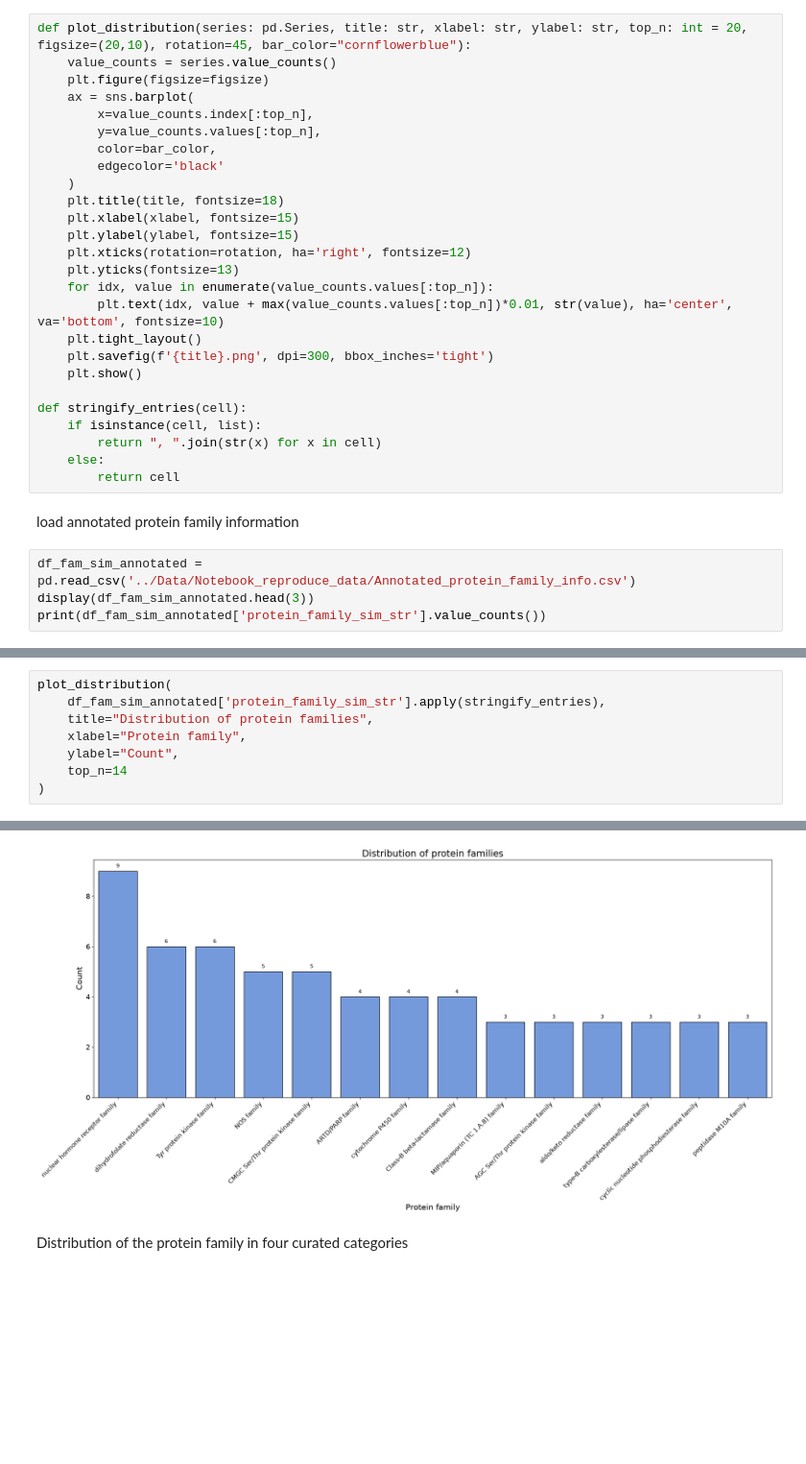
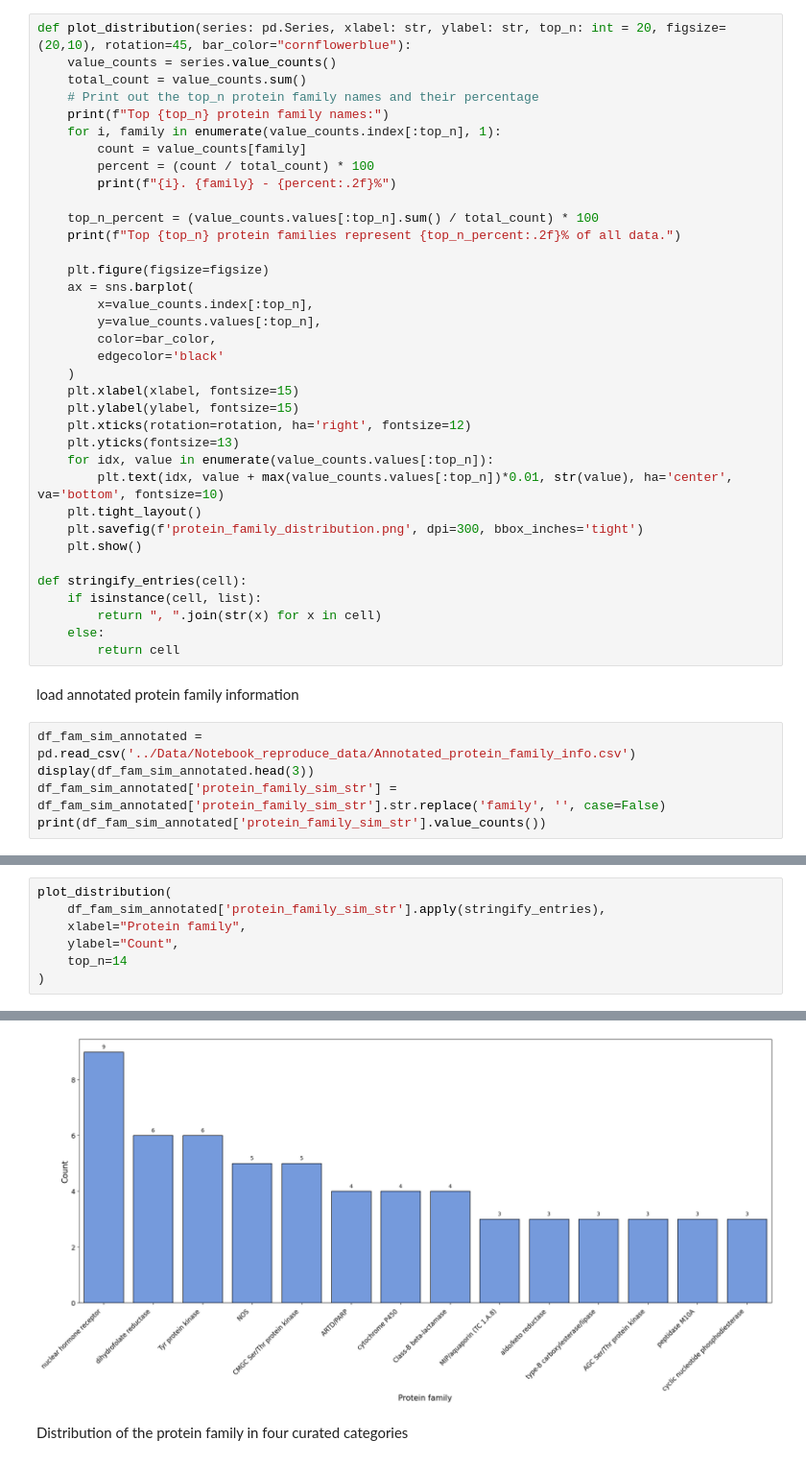
Before and after one commit to comp3d-vienna/Enantiomer_categorization_pipeline, a Jupyter notebook: Notebooks/Visualization.ipynb, the cells around one changed output, grey strips where cells are left out. Shown at 96% size. Saved outputs shown, nothing was run; the diff lists cells and outputs as text; blank space fills up the shorter version.

```diff
--- a/Notebooks/Visualization.ipynb
+++ b/Notebooks/Visualization.ipynb
@@ -14,8 +14,19 @@ from rdkit.Chem import Descriptors
 # %% [markdown]
 # Protein family distribution of enantiomer pairs
 # %%
-def plot_distribution(series: pd.Series, title: str, xlabel: str, ylabel: str, top_n: int = 20, figsize=(20,10), rotation=45, bar_color="cornflowerblue"):
+def plot_distribution(series: pd.Series, xlabel: str, ylabel: str, top_n: int = 20, figsize=(20,10), rotation=45, bar_color="cornflowerblue"):
     value_counts = series.value_counts()
+    total_count = value_counts.sum()
+    # Print out the top_n protein family names and their percentage
+    print(f"Top {top_n} protein family names:")
+    for i, family in enumerate(value_counts.index[:top_n], 1):
+        count = value_counts[family]
+        percent = (count / total_count) * 100
+        print(f"{i}. {family} - {percent:.2f}%")
+
+    top_n_percent = (value_counts.values[:top_n].sum() / total_count) * 100
+    print(f"Top {top_n} protein families represent {top_n_percent:.2f}% of all data.")
+
     plt.figure(figsize=figsize)
     ax = sns.barplot(
         x=value_counts.index[:top_n],
@@ -23,7 +34,6 @@ def plot_distribution(series: pd.Series, title: str, xlabel: str, ylabel: str, t
         color=bar_color,
         edgecolor='black'
     )
-    plt.title(title, fontsize=18)
     plt.xlabel(xlabel, fontsize=15)
     plt.ylabel(ylabel, fontsize=15)
     plt.xticks(rotation=rotation, ha='right', fontsize=12)
@@ -31,7 +41,7 @@ def plot_distribution(series: pd.Series, title: str, xlabel: str, ylabel: str, t
     for idx, value in enumerate(value_counts.values[:top_n]):
         plt.text(idx, value + max(value_counts.values[:top_n])*0.01, str(value), ha='center', va='bottom', fontsize=10)
     plt.tight_layout()
-    plt.savefig(f'{title}.png', dpi=300, bbox_inches='tight')
+    plt.savefig(f'protein_family_distribution.png', dpi=300, bbox_inches='tight')
     plt.show()
 
 def stringify_entries(cell):
@@ -44,6 +54,7 @@ load annotated protein family information
 # %%
 df_fam_sim_annotated = pd.read_csv('../Data/Notebook_reproduce_data/Annotated_protein_family_info.csv')
 display(df_fam_sim_annotated.head(3))
+df_fam_sim_annotated['protein_family_sim_str'] = df_fam_sim_annotated['protein_family_sim_str'].str.replace('family', '', case=False)
 print(df_fam_sim_annotated['protein_family_sim_str'].value_counts())
 # %% [output]
 |  | inchi_core | uniprot_id | protein_family_sim_str | identifier | pdb_id | note |
@@ -66,7 +77,6 @@ Name: count, Length: 162, dtype: int64
 # %%
 plot_distribution(
     df_fam_sim_annotated['protein_family_sim_str'].apply(stringify_entries),
-    title="Distribution of protein families",
     xlabel="Protein family",
     ylabel="Count",
     top_n=14
@@ -75,4 +101,4 @@ plot_distribution(
-[figure, old version]
+[figure, new version]
 # %% [markdown]
 Distribution of the protein family in four curated categories
 # %%
```
Also changed, not shown: parts of 30 cells of this notebook, 4 other files.
